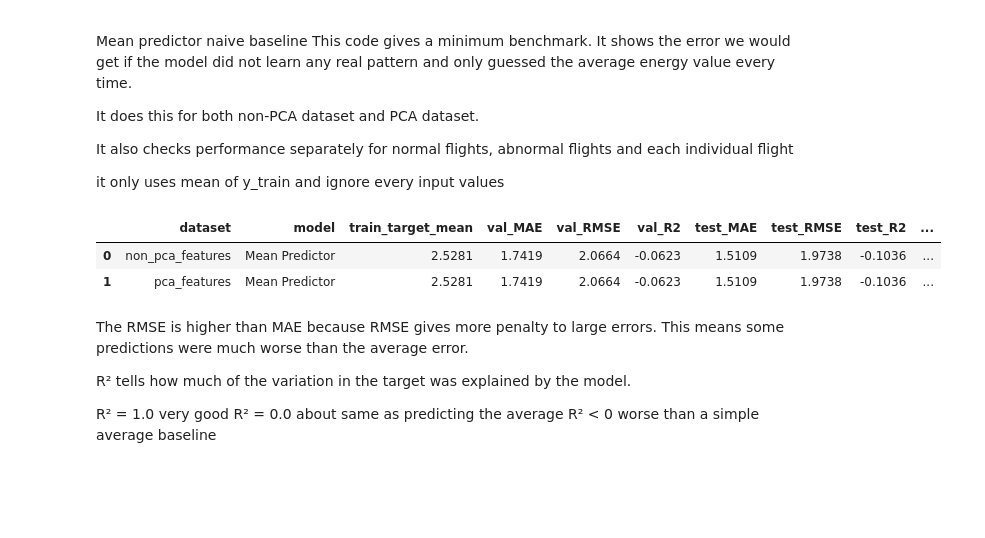
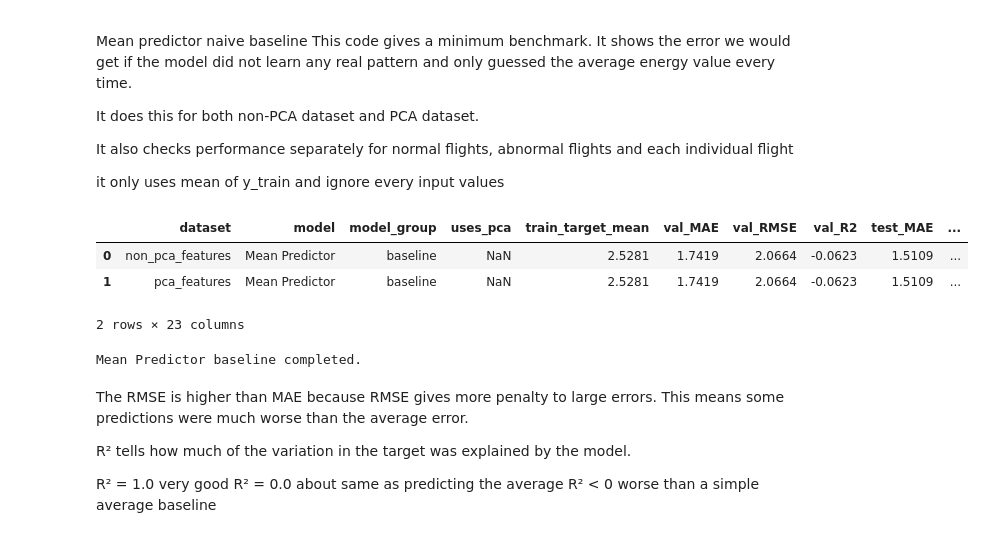
Before and after one commit to arjjunck/uav-thesis, a Jupyter notebook: uav_px4_dataset_project/notebooks/04_baseline_models.ipynb, the cells around one changed output. Drawn from its saved outputs; the diff is of its cells as text; code cells hidden in the pictures; blank space fills up the shorter version.

```diff
--- a/uav_px4_dataset_project/notebooks/04_baseline_models.ipynb
+++ b/uav_px4_dataset_project/notebooks/04_baseline_models.ipynb
@@ -275,21 +308,25 @@ it only uses mean of y_train and ignore every input values
 # This model predicts the training target mean for every validation/test row.
 
 
+def run_mean_baseline(dataset_name, y_train, y_val, y_test, test_df):
+    """
+    Mean Predictor baseline.
+    This predicts the training target mean for every validation and test row.
+    """
 
-def run_mean_baseline(dataset_name, y_train, y_val, y_test, test_df):
-    '''
-    Calculate one average target value from the training set
-    '''
+    # Calculate mean target value from training data only
     train_mean = y_train.mean()
 
-    # Predict the same average value for every row
+    # Predict same value for all validation and test rows
     val_pred = np.full(len(y_val), train_mean)
     test_pred = np.full(len(y_test), train_mean)
 
-    # Overall validation and test metrics
+    # Main validation and test metrics
     result = {
         "dataset": dataset_name,
         "model": "Mean Predictor",
+        "model_group": "baseline",
+        "uses_pca": np.nan,
         "train_target_mean": train_mean,
 
         "val_MAE": mean_absolute_error(y_val, val_pred),
@@ -298,8 +335,17 @@ def run_mean_baseline(dataset_name, y_train, y_val, y_test, test_df):
 
         "test_MAE": mean_absolute_error(y_test, test_pred),
         "test_RMSE": rmse(y_test, test_pred),
-        "test_R2": r2_score(y_test, test_pred)
+        "test_R2": r2_score(y_test, test_pred),
+
+        "note": "Predicts training target mean for every row"
     }
+
+    # Add UAV-specific metrics
+    result = add_uav_error_metrics(
+        result=result,
+        y_true=y_test,
+        y_pred=test_pred
+    )
 
     # Normal and abnormal test performance
     for label in ["normal", "abnormal"]:
@@ -309,11 +355,22 @@ def run_mean_baseline(dataset_name, y_train, y_val, y_test, test_df):
             y_true_label = y_test.values[mask]
             y_pred_label = test_pred[mask]
 
-            result[f"test_MAE_{label}"] = mean_absolute_error(y_true_label, y_pred_label)
-            result[f"test_RMSE_{label}"] = rmse(y_true_label, y_pred_label)
-            result[f"test_R2_{label}"] = r2_score(y_true_label, y_pred_label)
+            result[f"test_MAE_{label}"] = mean_absolute_error(
+                y_true_label,
+                y_pred_label
+            )
 
-    # Flight-level MAE without warning messages
+            result[f"test_RMSE_{label}"] = rmse(
+                y_true_label,
+                y_pred_label
+            )
+
+            result[f"test_R2_{label}"] = r2_score(
+                y_true_label,
+                y_pred_label
+            )
+
+    # Flight-level MAE
     flight_errors = test_df[["log_id"]].copy()
     flight_errors["absolute_error"] = np.abs(y_test.values - test_pred)
 
@@ -328,38 +385,41 @@ def run_mean_baseline(dataset_name, y_train, y_val, y_test, test_df):
 
     return result
 
 
-# Run baseline for both datasets
+# Run Mean Predictor baseline for both datasets
 naive_results = []
 
 naive_results.append(
     run_mean_baseline(
         dataset_name="non_pca_features",
         y_train=y_train_no_dr,
         y_val=y_val_no_dr,
         y_test=y_test_no_dr,
         test_df=test_no_dr
     )
 )
 
 naive_results.append(
     run_mean_baseline(
         dataset_name="pca_features",
         y_train=y_train_pca,
         y_val=y_val_pca,
         y_test=y_test_pca,
         test_df=test_pca
     )
 )
 
-# Clean results table
 naive_results_df = pd.DataFrame(naive_results).round(4)
 
 display(naive_results_df)
+
+print("Mean Predictor baseline completed.")
 # %% [output]
-|  | dataset | model | train_target_mean | val_MAE | val_RMSE | val_R2 | test_MAE | test_RMSE | test_R2 | ... |
-| 0 | non_pca_features | Mean Predictor | 2.5281 | 1.7419 | 2.0664 | -0.0623 | 1.5109 | 1.9738 | -0.1036 | ... |
-| 1 | pca_features | Mean Predictor | 2.5281 | 1.7419 | 2.0664 | -0.0623 | 1.5109 | 1.9738 | -0.1036 | ... |
+|  | dataset | model | model_group | uses_pca | train_target_mean | val_MAE | val_RMSE | val_R2 | test_MAE | ... |
+| 0 | non_pca_features | Mean Predictor | baseline | NaN | 2.5281 | 1.7419 | 2.0664 | -0.0623 | 1.5109 | ... |
+| 1 | pca_features | Mean Predictor | baseline | NaN | 2.5281 | 1.7419 | 2.0664 | -0.0623 | 1.5109 | ... |
+2 rows × 23 columns
+Mean Predictor baseline completed.
 # %% [markdown]
 The RMSE is higher than MAE because RMSE gives more penalty to large errors. This means some predictions were much worse than the average error.
 
```
Also changed, not shown: parts of 7 cells of this notebook, 2 other files.
